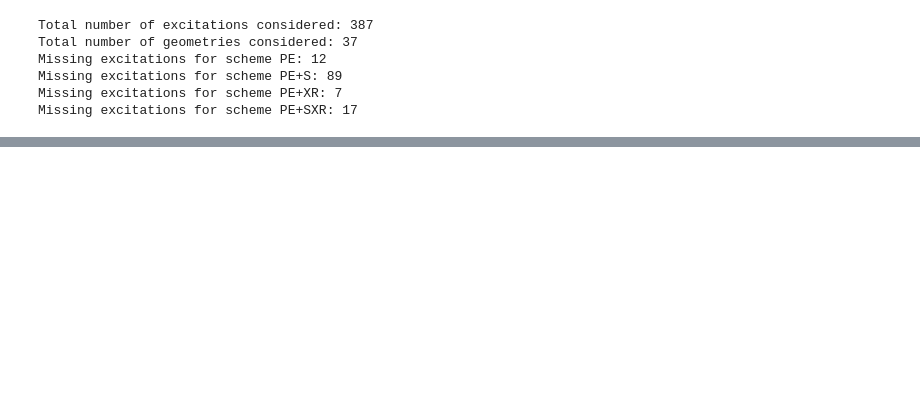
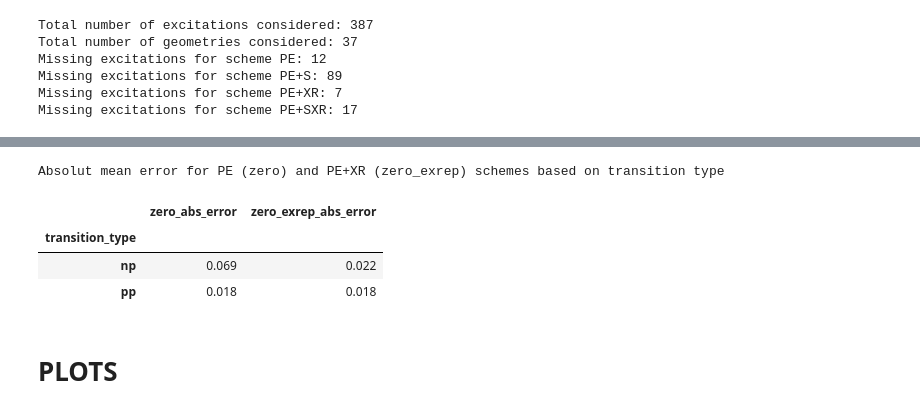
Before and after one commit to Slipchenko-Group/Scripts, a Jupyter notebook: kbi/QMEFP_excitations_benchmark/figures_setup.ipynb, the cells around one changed output, grey strips where cells are left out. Saved outputs shown, nothing was run; the diff lists cells and outputs as text; code cells hidden in the pictures; blank space fills up the shorter version.

```diff
--- a/kbi/QMEFP_excitations_benchmark/figures_setup.ipynb
+++ b/kbi/QMEFP_excitations_benchmark/figures_setup.ipynb
@@ -151,0 +154,12 @@ pd.DataFrame(data_stats).round(3)
+# %%
+print('Absolut mean error for PE (zero) and PE+XR (zero_exrep) schemes based on transition type')
+round(master[master['transition_type']!='pr'][['transition_type', 'zero_abs_error','zero_exrep_abs_error']]\
+      .groupby('transition_type').agg('mean'), 3)
+# %% [output]
+Absolut mean error for PE (zero) and PE+XR (zero_exrep) schemes based on transition type
+|  | zero_abs_error | zero_exrep_abs_error |
+| transition_type |  |  |
+| np | 0.069 | 0.022 |
+| pp | 0.018 | 0.018 |
+# %% [markdown]
+# PLOTS
```
Also changed, not shown: parts of 4 cells of this notebook.
